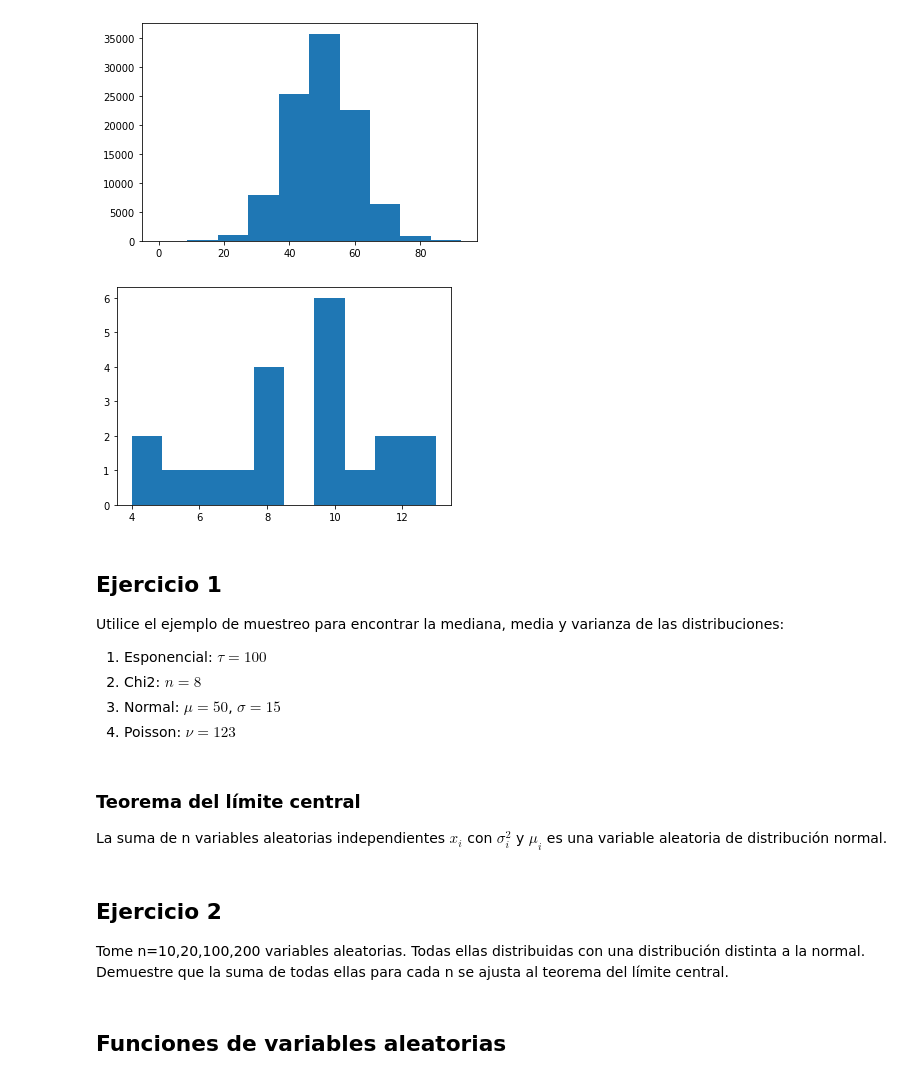
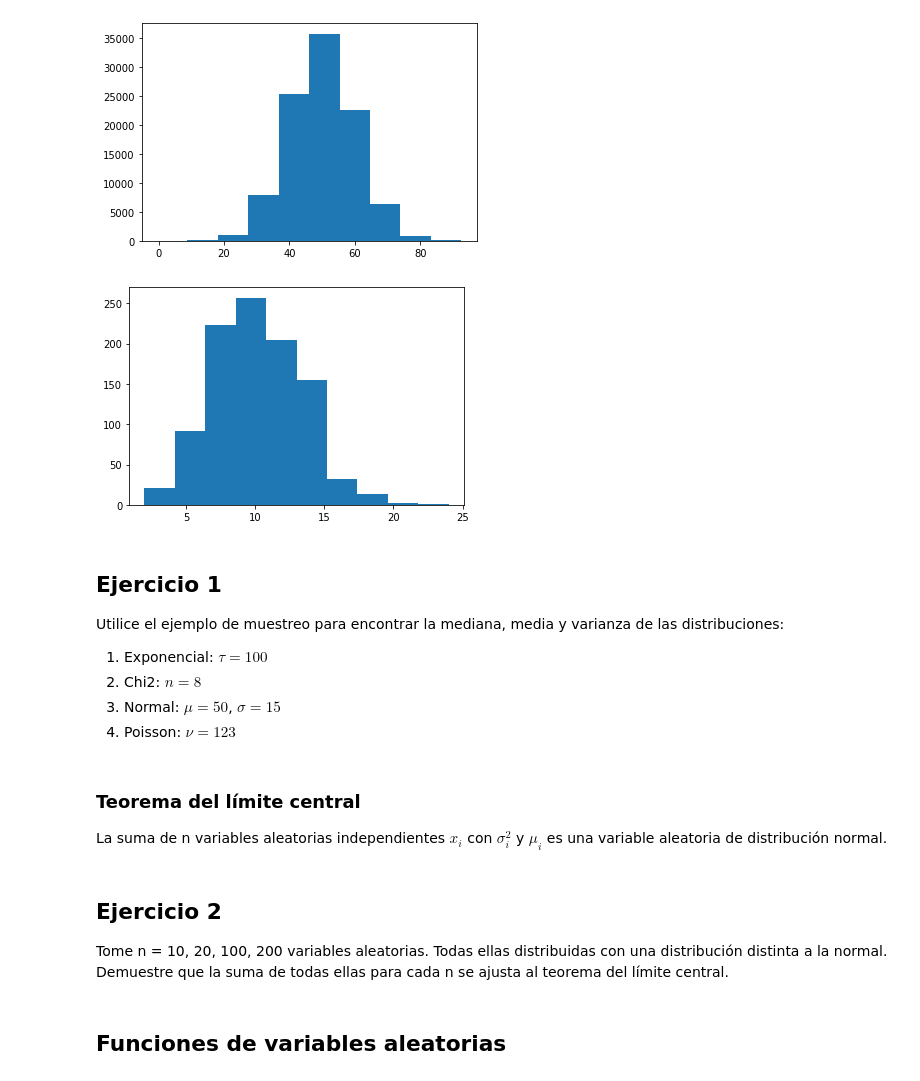
Before and after one commit to UDEA-Esp-Analitica-y-Ciencia-de-Datos/EACD-02-ESTADISTICA, a Jupyter notebook: Sesión_2.ipynb, the cells around one changed output. Saved outputs shown, nothing was run; the diff lists cells and outputs as text; code cells hidden in the pictures.

```diff
--- a/Sesión_2.ipynb
+++ b/Sesión_2.ipynb
@@ -126,16 +134,16 @@ HistoNorm = plt.hist(Norm)
 # %% [output]
 [figure]
 # %%
-Poi = np.random.poisson(10,20)
+Poi = np.random.poisson(10,1000)
 HistoPoi = plt.hist(Poi)
 # %% [output]
-[figure, old version]
+[figure, new version]
 # %% [markdown]
 ## Ejercicio 1
 
 Utilice el ejemplo de muestreo para encontrar la mediana, media y varianza de las distribuciones:
 
-1. Esponencial: $\tau=100$
+1. Exponencial: $\tau=100$
 2. Chi2: $n=8$
 3. Normal: $\mu=50$, $\sigma=15$
 4. Poisson: $\nu=123$
@@ -145,7 +153,7 @@ La suma de n variables aleatorias independientes $x_{i}$ con $\sigma_{i}^{2}$ y
 # %% [markdown]
 ## Ejercicio 2
 
-Tome n=10,20,100,200 variables aleatorias. Todas ellas distribuidas con una distribución distinta a la normal. Demuestre que la suma de todas ellas para cada n se ajusta al teorema del límite central.
+Tome n = 10, 20, 100, 200 variables aleatorias. Todas ellas distribuidas con una distribución distinta a la normal. Demuestre que la suma de todas ellas para cada n se ajusta al teorema del límite central.
 # %% [markdown]
 ## Funciones de variables aleatorias
 # %%
```
Also changed, not shown: parts of 28 cells of this notebook.
